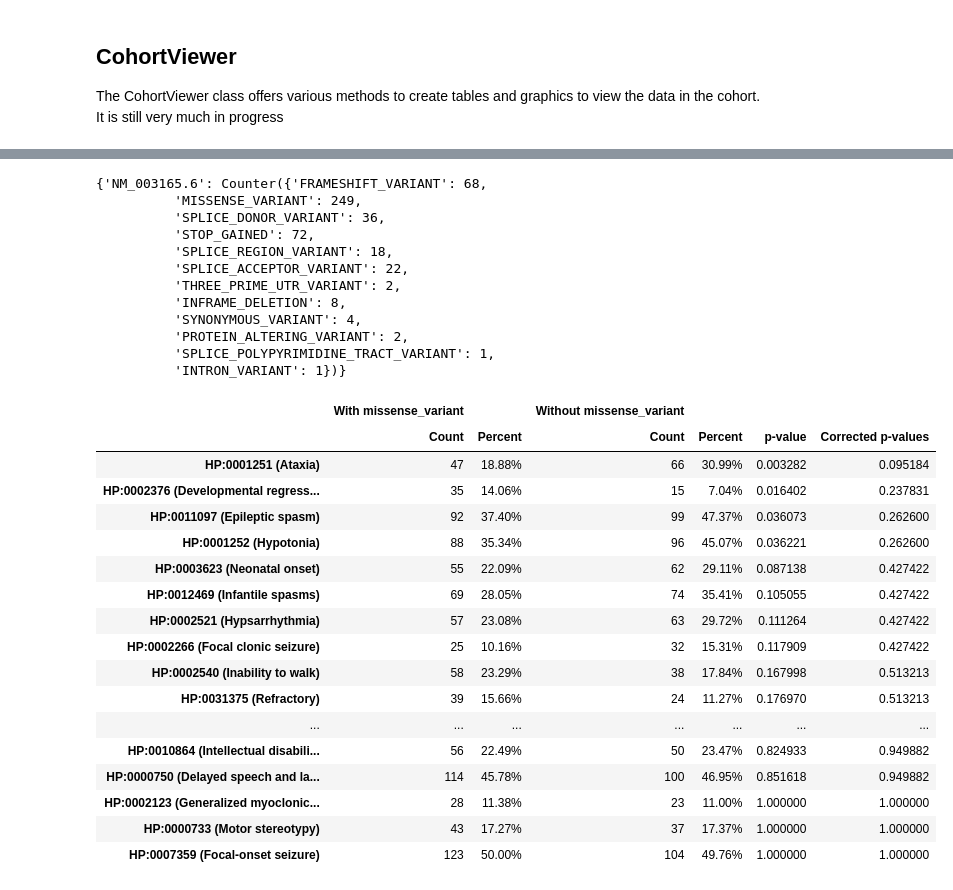
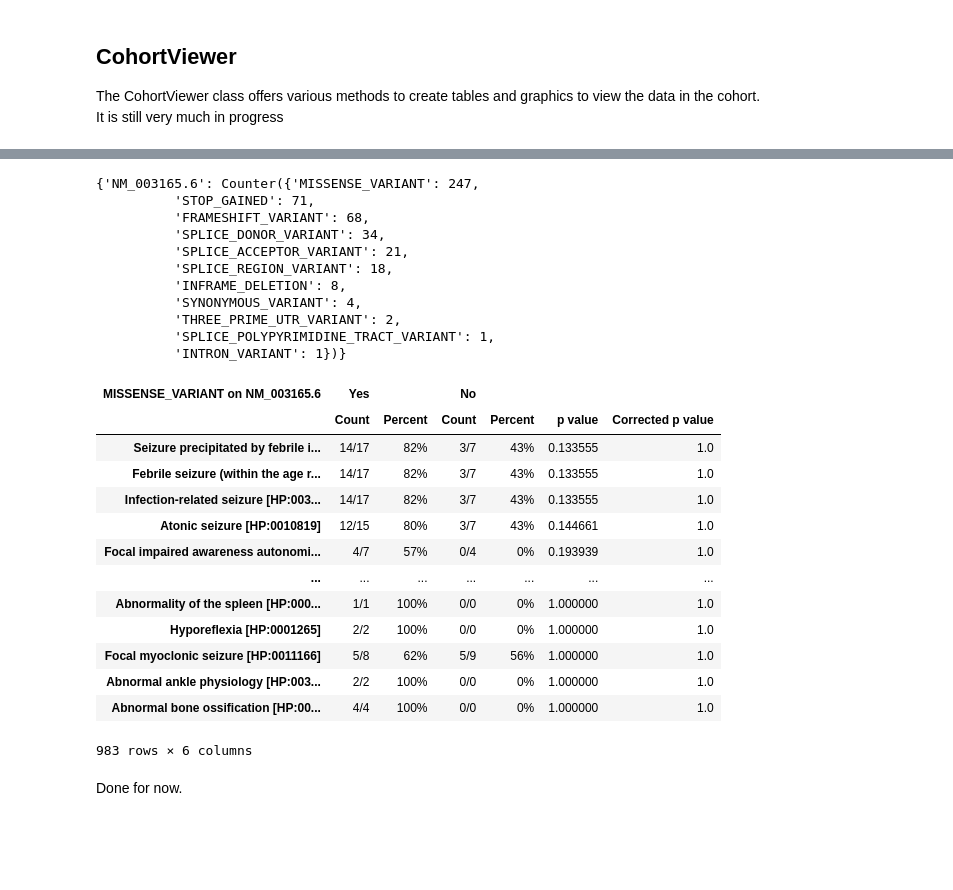
Before and after one commit to monarch-initiative/gpsea, a Jupyter notebook: notebooks/STXBP1/STXBP1.ipynb, the cells around one changed output, grey strips where cells are left out. Drawn from its saved outputs; the diff is of its cells as text; code cells hidden in the pictures; blank space fills up the shorter version.

```diff
--- a/notebooks/STXBP1/STXBP1.ipynb
+++ b/notebooks/STXBP1/STXBP1.ipynb
@@ -8,7 +8,8 @@ print(f"Using genophenocorr version {genophenocorr.__version__}")
 Using genophenocorr version 0.1.1dev
 # %%
 import hpotk
-hpo_purl = "../hpo_data/hp.json"
-hpo = hpotk.load_minimal_ontology(hpo_purl)
+
+store = hpotk.configure_ontology_store()
+hpo = store.load_minimal_hpo(release='v2023-10-09')
 print(f'Loaded HPO v{hpo.version}')
 # %% [output]
@@ -16,8 +17,8 @@ Loaded HPO v2023-01-27
 # %%
-from genophenocorr.preprocessing import configure_caching_patient_creator
-patient_creator = configure_caching_patient_creator(hpo, cache_dir = "annotations")
+from genophenocorr.preprocessing import configure_caching_cohort_creator
+cohort_creator = configure_caching_cohort_creator(hpo, timeout=20)
 # %%
 from genophenocorr.preprocessing import load_phenopacket_folder
 # %%
-phenopacket_input_folder = "input"
-patientCohort = load_phenopacket_folder(pp_directory=phenopacket_input_folder, patient_creator=patient_creator)
+phenopacket_input_folder = "phenopackets"
+cohort = load_phenopacket_folder(pp_directory=phenopacket_input_folder, cohort_creator=cohort_creator)
@@ -82,16 +102,15 @@ Counts of annotations to HPO terms for the 462 in the cohort
 # %%
-patientCohort.list_data_by_tx('NM_003165.6')
+cohort.list_data_by_tx('NM_003165.6')
 # %% [output]
-{'NM_003165.6': Counter({'FRAMESHIFT_VARIANT': 68,
-          'MISSENSE_VARIANT': 249,
-          'SPLICE_DONOR_VARIANT': 36,
-          'STOP_GAINED': 72,
+{'NM_003165.6': Counter({'MISSENSE_VARIANT': 247,
+          'STOP_GAINED': 71,
+          'FRAMESHIFT_VARIANT': 68,
+          'SPLICE_DONOR_VARIANT': 34,
+          'SPLICE_ACCEPTOR_VARIANT': 21,
           'SPLICE_REGION_VARIANT': 18,
-          'SPLICE_ACCEPTOR_VARIANT': 22,
-          'THREE_PRIME_UTR_VARIANT': 2,
           'INFRAME_DELETION': 8,
           'SYNONYMOUS_VARIANT': 4,
-          'PROTEIN_ALTERING_VARIANT': 2,
+          'THREE_PRIME_UTR_VARIANT': 2,
           'SPLICE_POLYPYRIMIDINE_TRACT_VARIANT': 1,
           'INTRON_VARIANT': 1})}
 # %%
@@ -99,24 +118,27 @@ from genophenocorr.analysis import CohortAnalysis
 from genophenocorr.model import VariantEffect
 # %%
-analysis = CohortAnalysis(patientCohort,'NM_003165.6',hpo,p_val_correction='fdr_bh')
+config = CohortAnalysisConfiguration()
+config.pval_correction = 'fdr_bh'
+analysis = configure_cohort_analysis(cohort, hpo, config=config)
 # %%
-analysis.compare_by_variant_type(VariantEffect.MISSENSE_VARIANT)
+from genophenocorr.analysis.predicate import PatientCategories
+
+missense = analysis.compare_by_variant_effect(VariantEffect.MISSENSE_VARIANT, tx_id='NM_003165.6')
+missense.summarize(hpo, category=PatientCategories.YES)
 # %% [output]
-|  | With missense_variant |  | Without missense_variant |  |  |  |
-|  | Count | Percent | Count | Percent | p-value | Corrected p-values |
-| HP:0001251 (Ataxia) | 47 | 18.88% | 66 | 30.99% | 0.003282 | 0.095184 |
-| HP:0002376 (Developmental regress... | 35 | 14.06% | 15 | 7.04% | 0.016402 | 0.237831 |
-| HP:0011097 (Epileptic spasm) | 92 | 37.40% | 99 | 47.37% | 0.036073 | 0.262600 |
-| HP:0001252 (Hypotonia) | 88 | 35.34% | 96 | 45.07% | 0.036221 | 0.262600 |
-| HP:0003623 (Neonatal onset) | 55 | 22.09% | 62 | 29.11% | 0.087138 | 0.427422 |
-| HP:0012469 (Infantile spasms) | 69 | 28.05% | 74 | 35.41% | 0.105055 | 0.427422 |
-| HP:0002521 (Hypsarrhythmia) | 57 | 23.08% | 63 | 29.72% | 0.111264 | 0.427422 |
-| HP:0002266 (Focal clonic seizure) | 25 | 10.16% | 32 | 15.31% | 0.117909 | 0.427422 |
-| HP:0002540 (Inability to walk) | 58 | 23.29% | 38 | 17.84% | 0.167998 | 0.513213 |
-| HP:0031375 (Refractory) | 39 | 15.66% | 24 | 11.27% | 0.176970 | 0.513213 |
+| MISSENSE_VARIANT on NM_003165.6 | Yes |  | No |  |  |  |
+|  | Count | Percent | Count | Percent | p value | Corrected p value |
+| Seizure precipitated by febrile i... | 14/17 | 82% | 3/7 | 43% | 0.133555 | 1.0 |
+| Febrile seizure (within the age r... | 14/17 | 82% | 3/7 | 43% | 0.133555 | 1.0 |
+| Infection-related seizure [HP:003... | 14/17 | 82% | 3/7 | 43% | 0.133555 | 1.0 |
+| Atonic seizure [HP:0010819] | 12/15 | 80% | 3/7 | 43% | 0.144661 | 1.0 |
+| Focal impaired awareness autonomi... | 4/7 | 57% | 0/4 | 0% | 0.193939 | 1.0 |
 | ... | ... | ... | ... | ... | ... | ... |
-| HP:0010864 (Intellectual disabili... | 56 | 22.49% | 50 | 23.47% | 0.824933 | 0.949882 |
-| HP:0000750 (Delayed speech and la... | 114 | 45.78% | 100 | 46.95% | 0.851618 | 0.949882 |
-| HP:0002123 (Generalized myoclonic... | 28 | 11.38% | 23 | 11.00% | 1.000000 | 1.000000 |
-| HP:0000733 (Motor stereotypy) | 43 | 17.27% | 37 | 17.37% | 1.000000 | 1.000000 |
-| HP:0007359 (Focal-onset seizure) | 123 | 50.00% | 104 | 49.76% | 1.000000 | 1.000000 |
+| Abnormality of the spleen [HP:000... | 1/1 | 100% | 0/0 | 0% | 1.000000 | 1.0 |
+| Hyporeflexia [HP:0001265] | 2/2 | 100% | 0/0 | 0% | 1.000000 | 1.0 |
+| Focal myoclonic seizure [HP:0011166] | 5/8 | 62% | 5/9 | 56% | 1.000000 | 1.0 |
+| Abnormal ankle physiology [HP:003... | 2/2 | 100% | 0/0 | 0% | 1.000000 | 1.0 |
+| Abnormal bone ossification [HP:00... | 4/4 | 100% | 0/0 | 0% | 1.000000 | 1.0 |
+983 rows × 6 columns
+# %% [markdown]
+Done for now.
```
Also changed, not shown: parts of 6 cells of this notebook.
